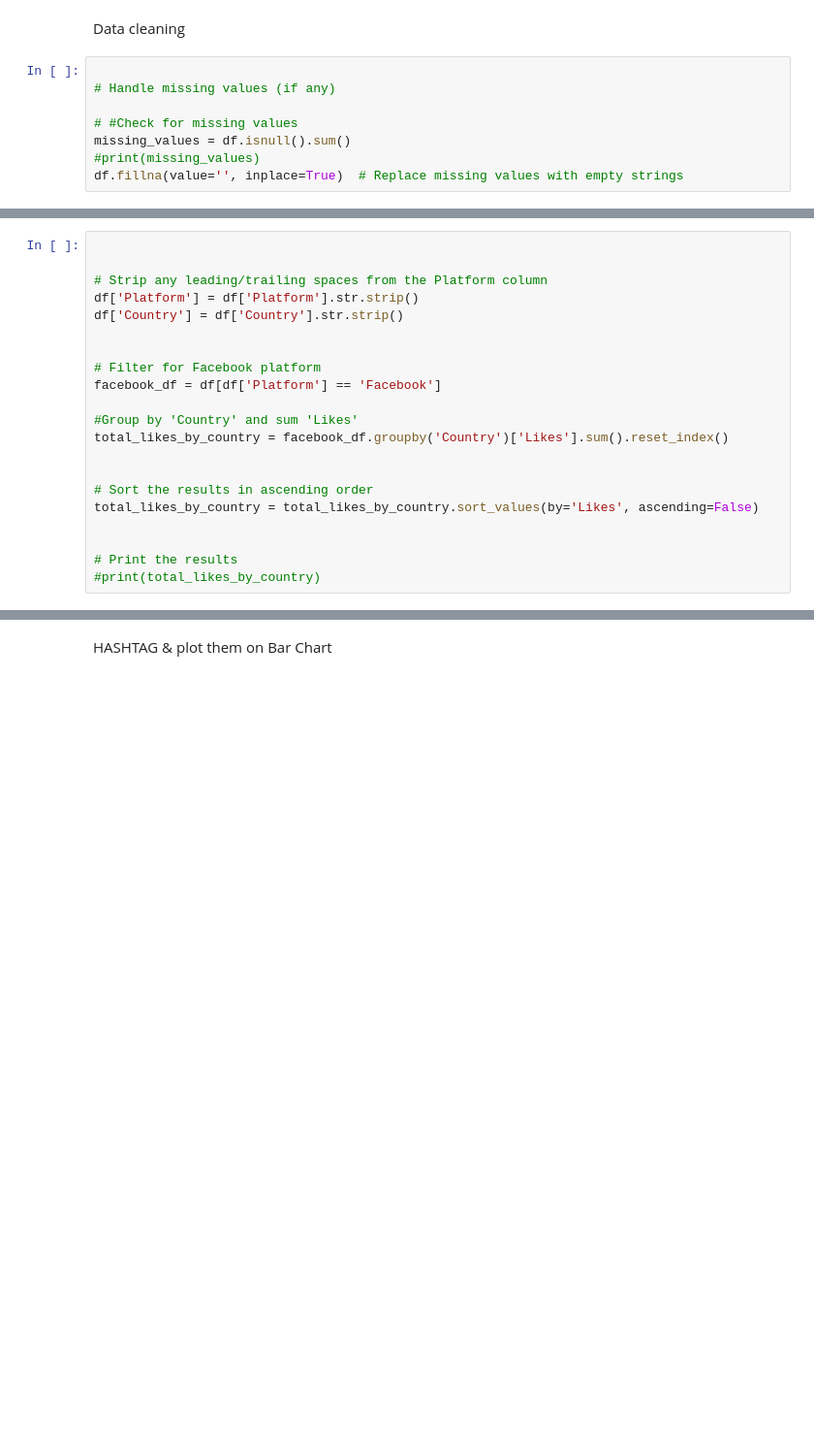
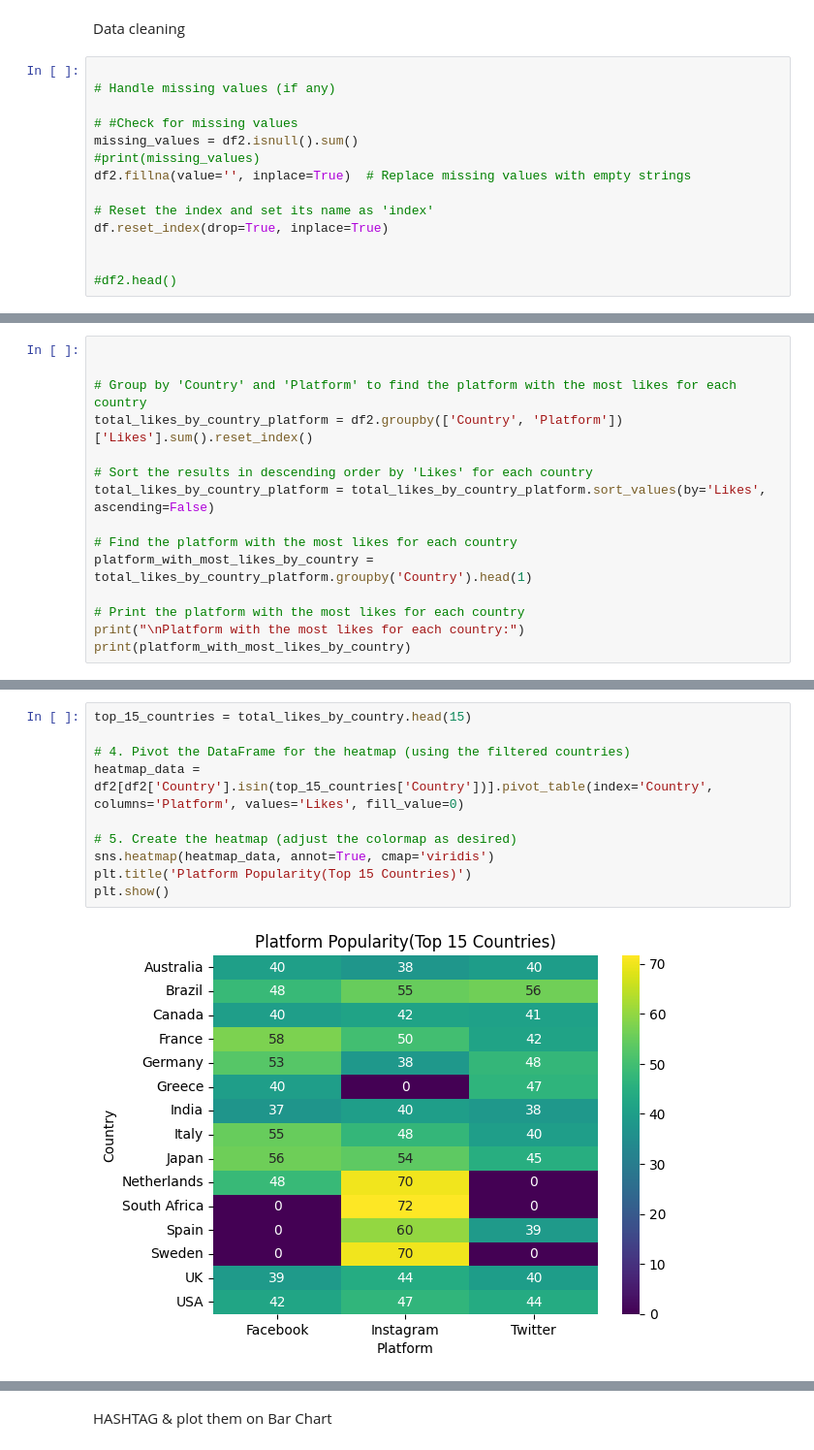
Before and after one commit to imon333/2Truth_and_a-_Lie, a Jupyter notebook: main.ipynb, the cells around one changed output, grey strips where cells are left out. Shown at 97% size. Saved outputs shown, nothing was run; the diff lists cells and outputs as text; blank space fills up the shorter version.

```diff
--- a/main.ipynb
+++ b/main.ipynb
@@ -34,6 +29,12 @@ Data cleaning
 # Handle missing values (if any)
 
 # #Check for missing values
-missing_values = df.isnull().sum()
+missing_values = df2.isnull().sum()
 #print(missing_values)
-df.fillna(value='', inplace=True)  # Replace missing values with empty strings
+df2.fillna(value='', inplace=True)  # Replace missing values with empty strings
+
+# Reset the index and set its name as 'index'
+df.reset_index(drop=True, inplace=True)
+
+
+#df2.head()
@@ -46,21 +62,15 @@ Likes according to country based on facebook
 # %%
 
 
-# Strip any leading/trailing spaces from the Platform column
-df['Platform'] = df['Platform'].str.strip()
-df['Country'] = df['Country'].str.strip()
+# Group by 'Country' and 'Platform' to find the platform with the most likes for each country
+total_likes_by_country_platform = df2.groupby(['Country', 'Platform'])['Likes'].sum().reset_index()
 
+# Sort the results in descending order by 'Likes' for each country
+total_likes_by_country_platform = total_likes_by_country_platform.sort_values(by='Likes', ascending=False)
 
-# Filter for Facebook platform
-facebook_df = df[df['Platform'] == 'Facebook']
+# Find the platform with the most likes for each country
+platform_with_most_likes_by_country = total_likes_by_country_platform.groupby('Country').head(1)
 
-#Group by 'Country' and sum 'Likes'
-total_likes_by_country = facebook_df.groupby('Country')['Likes'].sum().reset_index()
-
-
-# Sort the results in ascending order
-total_likes_by_country = total_likes_by_country.sort_values(by='Likes', ascending=False)
-
-
-# Print the results
-#print(total_likes_by_country)
+# Print the platform with the most likes for each country
+print("\nPlatform with the most likes for each country:")
+print(platform_with_most_likes_by_country)
@@ -67 +97,13 @@ total_likes_by_country = total_likes_by_country.sort_values(by='Likes', ascendin
+# %%
+top_15_countries = total_likes_by_country.head(15)
+
+# 4. Pivot the DataFrame for the heatmap (using the filtered countries)
+heatmap_data = df2[df2['Country'].isin(top_15_countries['Country'])].pivot_table(index='Country', columns='Platform', values='Likes', fill_value=0)
+
+# 5. Create the heatmap (adjust the colormap as desired)
+sns.heatmap(heatmap_data, annot=True, cmap='viridis')
+plt.title('Platform Popularity(Top 15 Countries)')
+plt.show()
+# %% [output]
+[figure, added]
 # %% [markdown]
```
Also changed, not shown: parts of 25 cells of this notebook, 5 other files.
